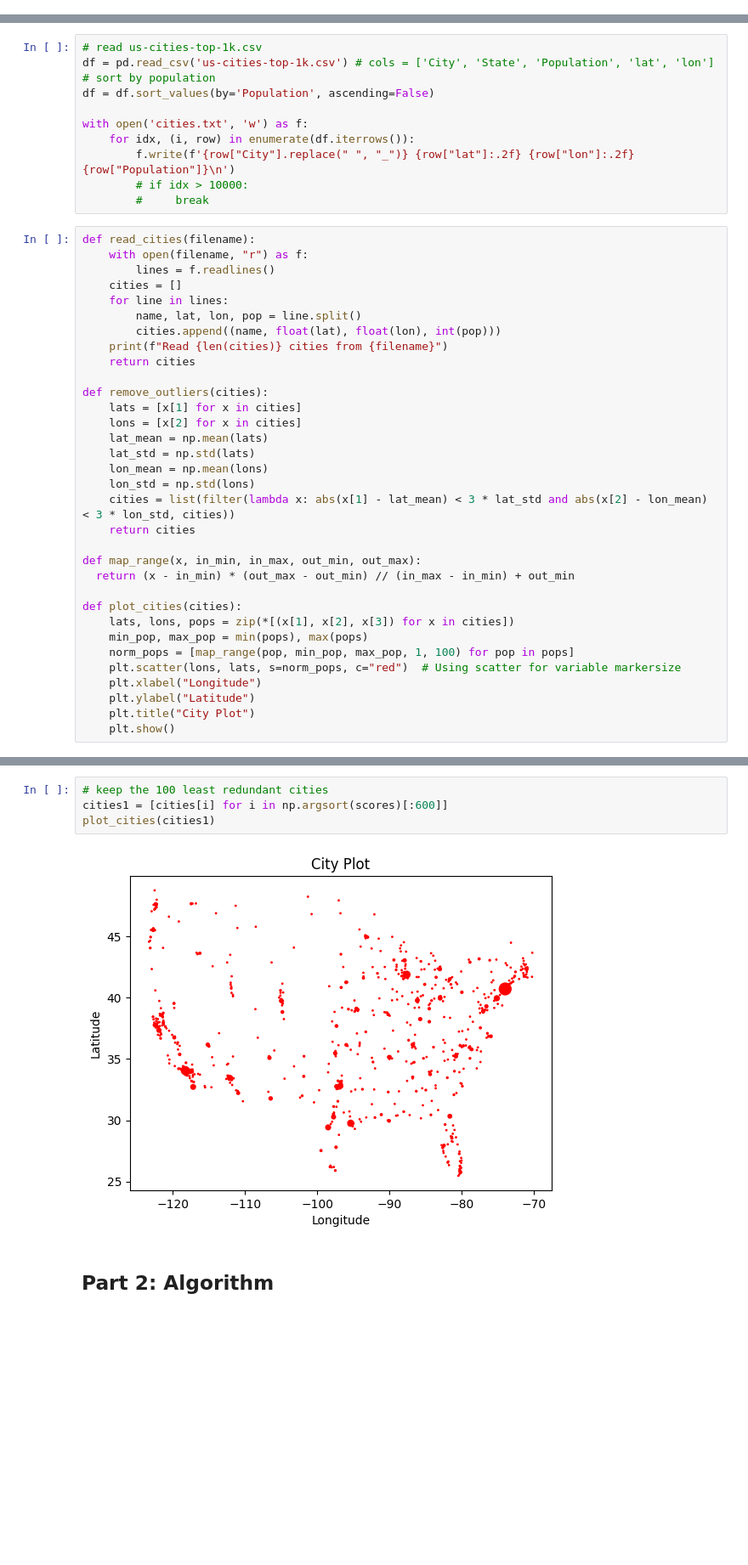
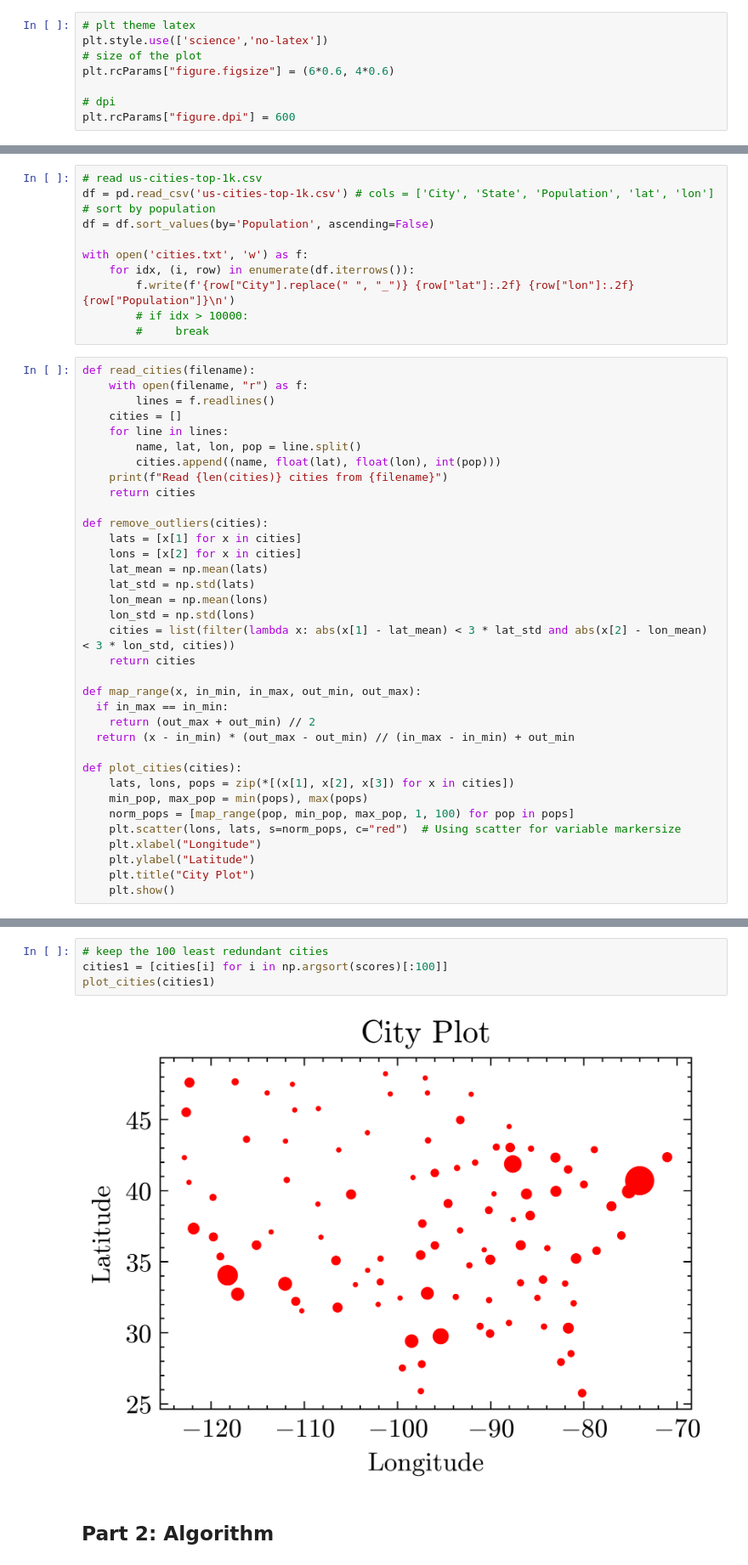
Before and after one commit to shivamCode0/ghp-math-2024, a Jupyter notebook: research/plot_cities.ipynb, the cells around one changed output, grey strips where cells are left out. Shown at 85% size. Cells and saved outputs as stored; diff of their text form; blank space fills up the shorter version.

```diff
--- a/research/plot_cities.ipynb
+++ b/research/plot_cities.ipynb
@@ -9,3 +16,11 @@ import os, time, sys, random, math, heapq
+# %%
+# plt theme latex
+plt.style.use(['science','no-latex'])
+# size of the plot
+plt.rcParams["figure.figsize"] = (6*0.6, 4*0.6)
+
+# dpi
+plt.rcParams["figure.dpi"] = 600
 # %% [markdown]
 ## Part 1: Get Data
 # %%
@@ -41,6 +56,8 @@ def remove_outliers(cities):
     return cities
 
 def map_range(x, in_min, in_max, out_min, out_max):
+  if in_max == in_min:
+    return (out_max + out_min) // 2
   return (x - in_min) * (out_max - out_min) // (in_max - in_min) + out_min
 
 def plot_cities(cities):
@@ -110,9 +131,9 @@ plt.show()
 # %%
 # keep the 100 least redundant cities
-cities1 = [cities[i] for i in np.argsort(scores)[:600]]
+cities1 = [cities[i] for i in np.argsort(scores)[:100]]
 plot_cities(cities1)
 # %% [output]
-[figure, old version]
+[figure, new version]
 # %% [markdown]
 ## Part 2: Algorithm
 # %%
```
Also changed, not shown: parts of 21 cells of this notebook, 11 other files.
